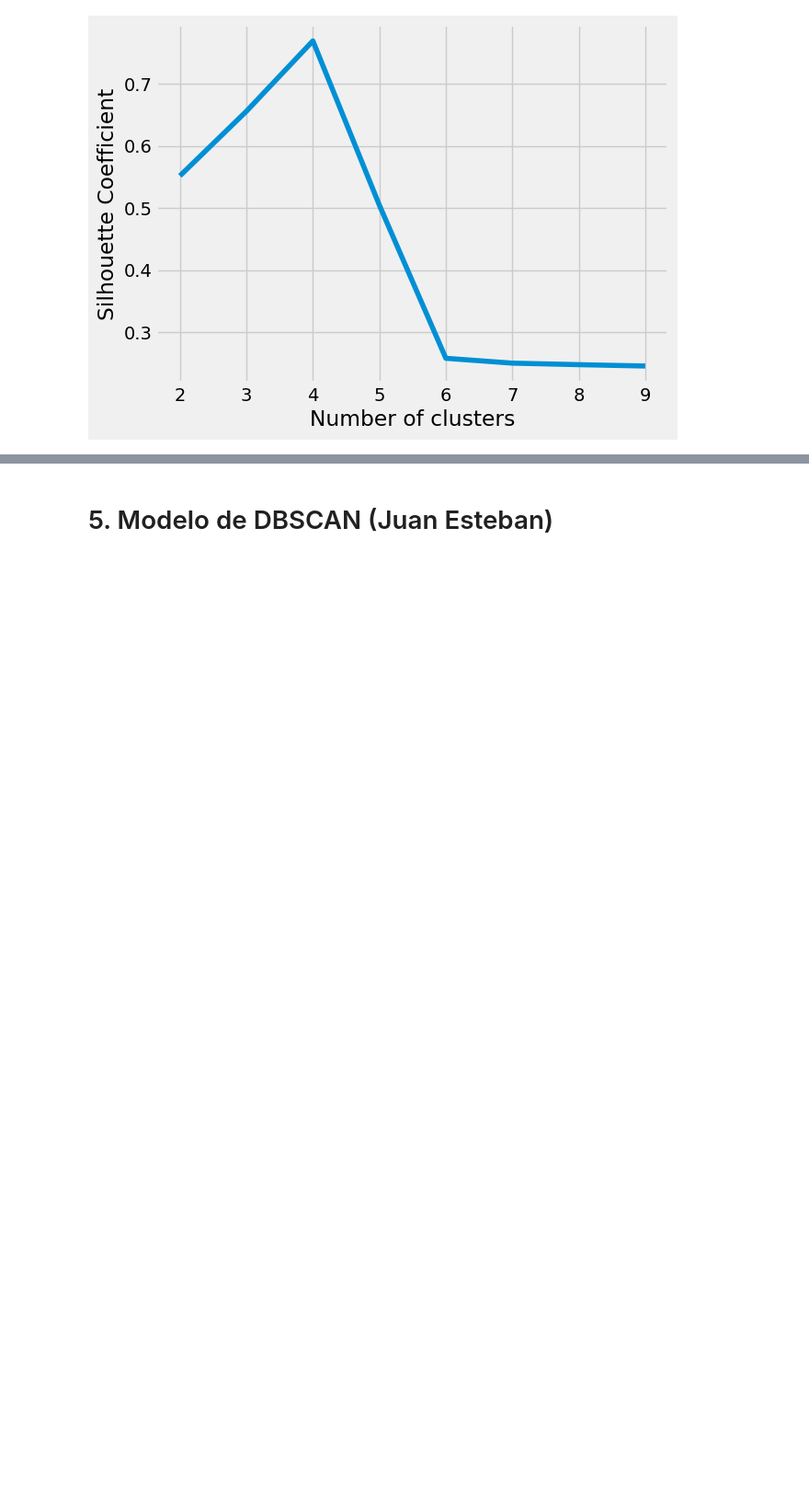
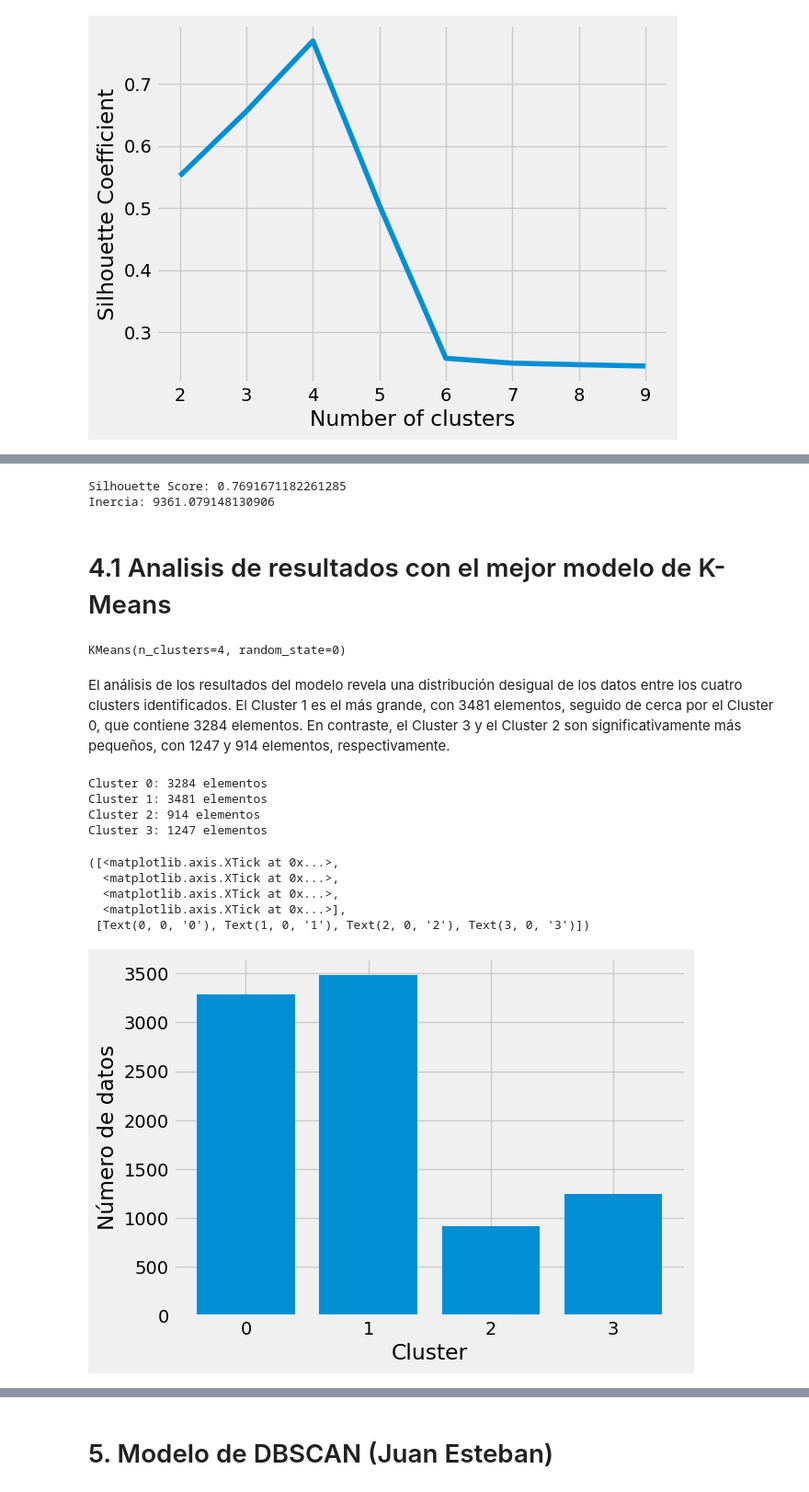
Before and after one commit to andreschaparr0/Laboratorios-BI, a Jupyter notebook: Lab02-BI/Lab02.ipynb, the cells around one changed output, grey strips where cells are left out. Shown at 92% size. Drawn from its saved outputs; the diff is of its cells as text; code cells hidden in the pictures; blank space fills up the shorter version.

Commit message:
Analisis de resultados k-means

```diff
--- a/Lab02-BI/Lab02.ipynb
+++ b/Lab02-BI/Lab02.ipynb
@@ -337,0 +423,48 @@ plot_selectK_silhoute(df_prep_norm,
+# %%
+kmeans = KMeans(n_clusters=4, random_state=0)
+kmeans.fit(df_prep_norm)
+score = silhouette_score(df_prep_norm, kmeans.labels_)
+km = KMeans(n_clusters=4,
+            init='k-means++',
+            n_init=10,
+            max_iter=300,
+            random_state=0)
+km.fit(df_prep_norm)
+inercia = km.inertia_
+print(f"Silhouette Score: {score}")
+print(f"Inercia: {inercia}")
+# %% [output]
+Silhouette Score: 0.7691671182261285
+Inercia: 9361.079148130906
+# %% [markdown]
+# 4.1 Analisis de resultados con el mejor modelo de K-Means
+# %%
+mejor_modelo = KMeans(n_clusters=4, n_init="auto", random_state=0)
+mejor_modelo.fit(df_prep_norm)
+# %% [output]
+KMeans(n_clusters=4, random_state=0)
+# %% [markdown]
+El análisis de los resultados del modelo revela una distribución desigual de los datos entre los cuatro clusters identificados. El Cluster 1 es el más grande, con 3481 elementos, seguido de cerca por el Cluster 0, que contiene 3284 elementos. En contraste, el Cluster 3 y el Cluster 2 son significativamente más pequeños, con 1247 y 914 elementos, respectivamente.
+# %%
+labels = mejor_modelo.labels_
+indexes, values = np.unique(labels, return_counts=True)
+
+for i in range(len(indexes)):
+    print(f"Cluster {indexes[i]}: {values[i]} elementos")
+# %% [output]
+Cluster 0: 3284 elementos
+Cluster 1: 3481 elementos
+Cluster 2: 914 elementos
+Cluster 3: 1247 elementos
+# %%
+rects = plt.bar(indexes, values)
+plt.xlabel('Cluster')
+plt.ylabel('Número de datos')
+plt.xticks(indexes)
+# %% [output]
+([<matplotlib.axis.XTick at 0x...>,
+  <matplotlib.axis.XTick at 0x...>,
+  <matplotlib.axis.XTick at 0x...>,
+  <matplotlib.axis.XTick at 0x...>],
+ [Text(0, 0, '0'), Text(1, 0, '1'), Text(2, 0, '2'), Text(3, 0, '3')])
+[figure, added]
```
Also changed, not shown: parts of 21 cells of this notebook.
